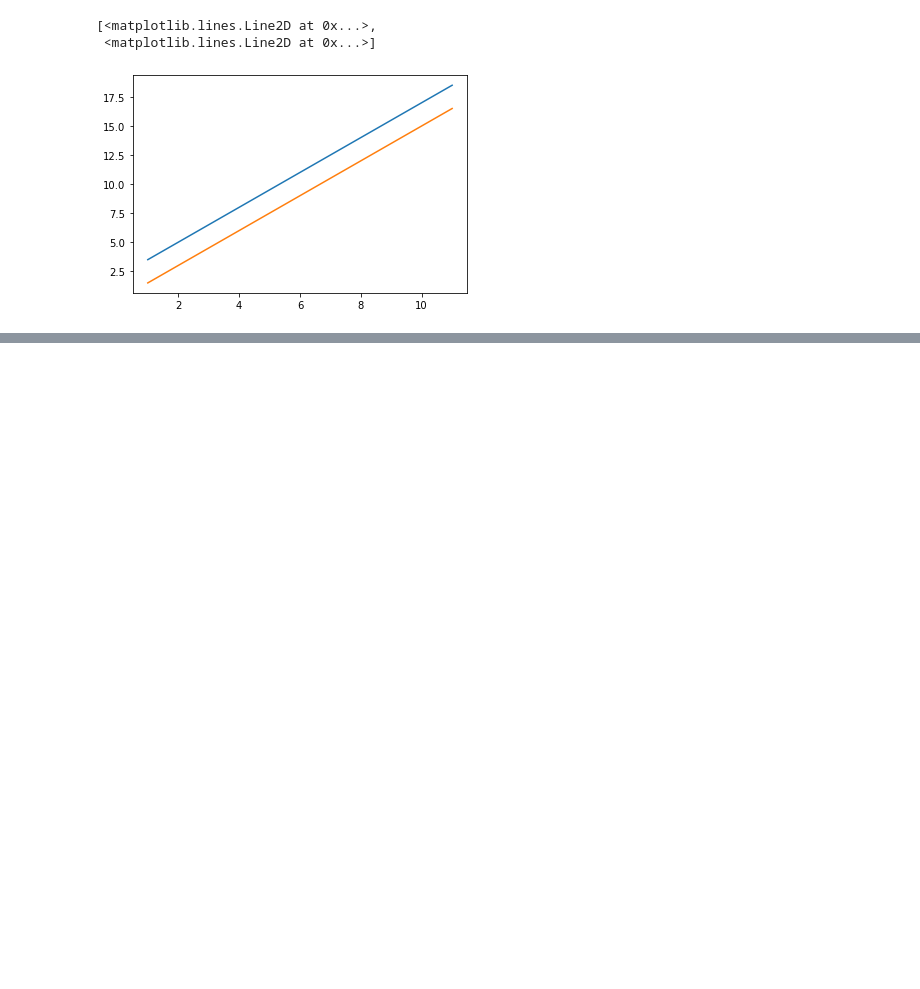
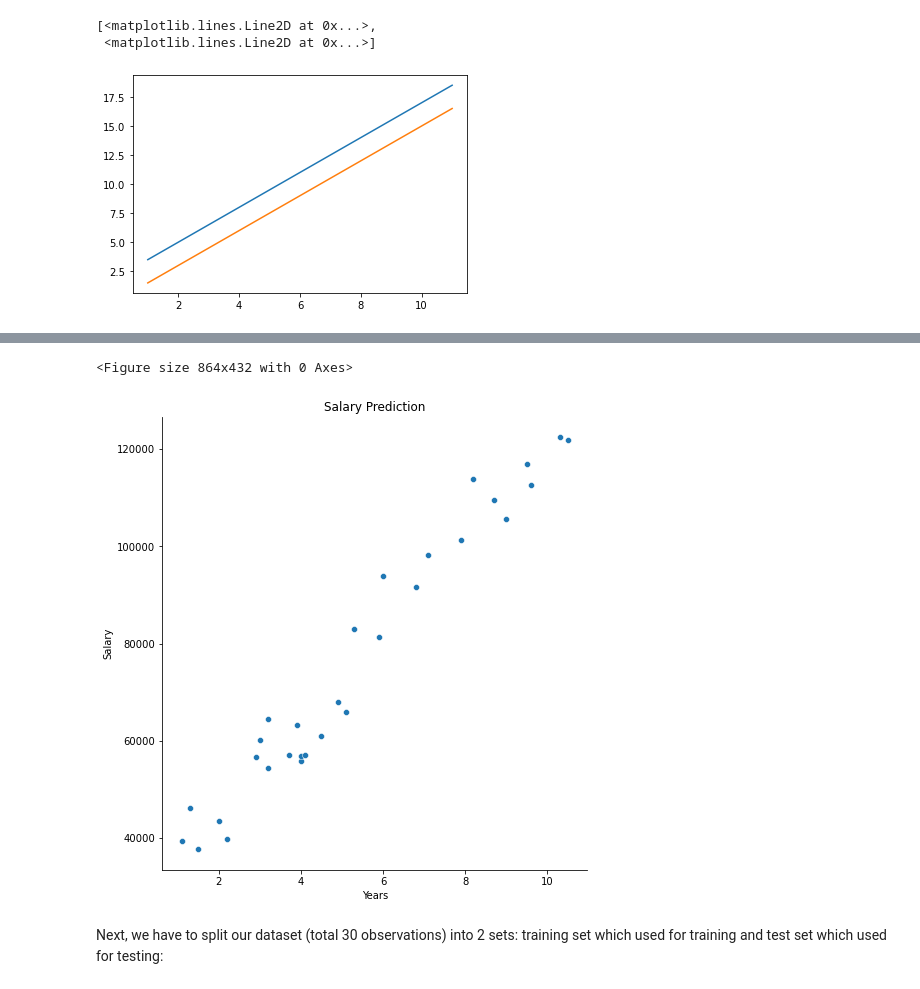
Before and after one commit to Hamza-Codes/https---github.com-Hamza-Codes-MyJupyterNotebooks, a Jupyter notebook: machine_learning_crashcourse.ipynb, the cells around one changed output, grey strips where cells are left out. Cells and saved outputs as stored; diff of their text form; code cells hidden in the pictures; blank space fills up the shorter version.

```diff
--- a/machine_learning_crashcourse.ipynb
+++ b/machine_learning_crashcourse.ipynb
@@ -225,0 +228,10 @@ The two datasets are different because we want to see how accurate the model is
+# %%
+import numpy as np
+import matplotlib.pyplot as plt
+import seaborn as sns
+import pandas as pd
+
+# Importing the dataset
+dataset = pd.read_csv('Salary_data.csv')
+X = dataset.iloc[:, :-1].values #get a copy of dataset exclude last column
+y = dataset.iloc[:, 1].values #get array of dataset in column 1st
@@ -225,0 +271,12 @@ The two datasets are different because we want to see how accurate the model is
+# %%
+plt.figure(figsize=(12,6))
+sns.pairplot(dataset,x_vars=['YearsExperience'],y_vars=['Salary'],height=7,kind='scatter')
+plt.xlabel('Years')
+plt.ylabel('Salary')
+plt.title('Salary Prediction')
+plt.show()
+# %% [output]
+<Figure size 864x432 with 0 Axes>
+[figure, added]
+# %% [markdown]
+Next, we have to split our dataset (total 30 observations) into 2 sets: training set which used for training and test set which used for testing:
```
Also changed, not shown: parts of 17 cells of this notebook.
